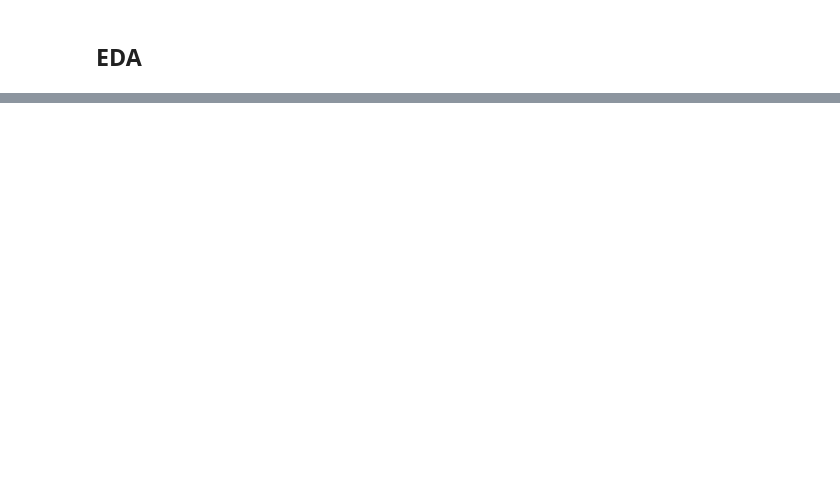
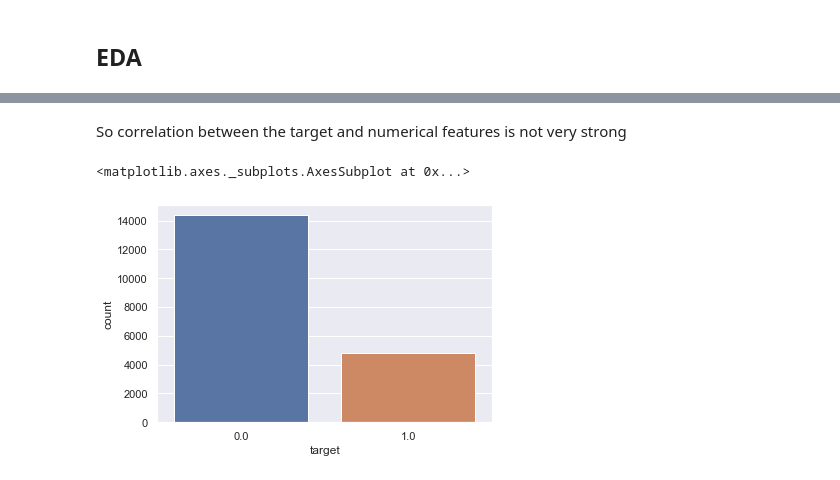
Before and after one commit to Satyaki9207/kaggle_HR_analytics, a Jupyter notebook: HR_Analytics.ipynb, the cells around one changed output, grey strips where cells are left out. Drawn from its saved outputs; the diff is of its cells as text; code cells hidden in the pictures; blank space fills up the shorter version.

```diff
--- a/HR_Analytics.ipynb
+++ b/HR_Analytics.ipynb
@@ -278,0 +323,8 @@ From the above plots it is evident that higher training hours lead to employee a
+# %% [markdown]
+So correlation between the target and numerical features is not very strong
+# %%
+# checking distribution of the target column
+sns.countplot(hr_train['target'])
+# %% [output]
+<matplotlib.axes._subplots.AxesSubplot at 0x...>
+[figure, added]
```
Also changed, not shown: parts of 91 cells of this notebook.
